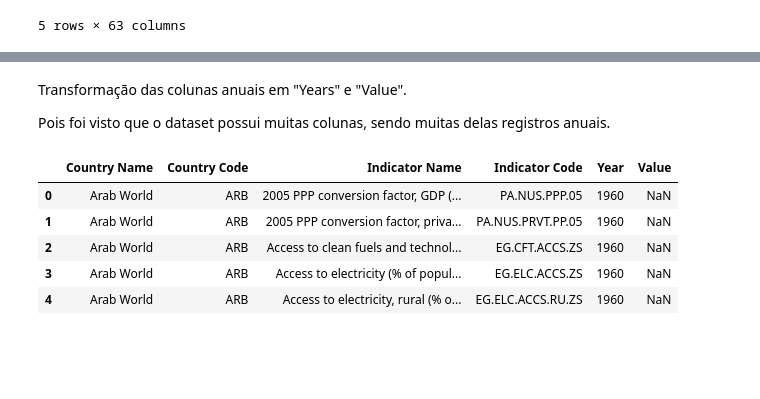
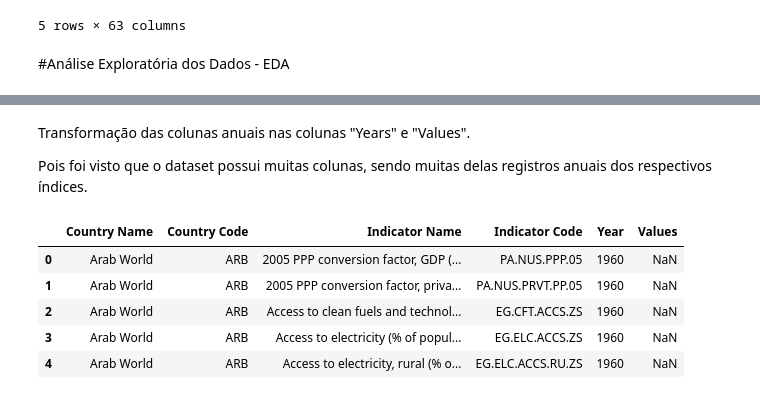
Before and after one commit to AlderiAraujo/IFPE_Projeto_TEBD, a Jupyter notebook: Projeto_TEBD.ipynb, the cells around one changed output, grey strips where cells are left out. Cells and saved outputs as stored; diff of their text form; code cells hidden in the pictures; blank space fills up the shorter version.

```diff
--- a/Projeto_TEBD.ipynb
+++ b/Projeto_TEBD.ipynb
@@ -23,6 +23,8 @@ df.head()
 | 3 | Arab World | ARB | Access to electricity (% of popul... | EG.ELC.ACCS.ZS | NaN | NaN | NaN | NaN | ... |
 | 4 | Arab World | ARB | Access to electricity, rural (% o... | EG.ELC.ACCS.RU.ZS | NaN | NaN | NaN | NaN | ... |
 5 rows × 63 columns
+# %% [markdown]
+#Análise Exploratória dos Dados - EDA
 # %%
 df.info()
 # %% [output]
@@ -44,14 +46,14 @@ Data columns (total 63 columns):
 dtypes: float64(59), object(4)
 memory usage: 202.9+ MB
 # %% [markdown]
-Transformação das colunas anuais em "Years" e "Value".
+Transformação das colunas anuais nas colunas "Years" e "Values".
 
-Pois foi visto que o dataset possui muitas colunas, sendo muitas delas registros anuais.
+Pois foi visto que o dataset possui muitas colunas, sendo muitas delas registros anuais dos respectivos índices.
 # %%
-df = pd.melt(df,id_vars=["Country Name","Country Code","Indicator Name","Indicator Code"],var_name="Year",value_name="Value")
+df = pd.melt(df,id_vars=["Country Name","Country Code","Indicator Name","Indicator Code"],var_name="Year",value_name="Values")
 df.head()
 # %% [output]
-|  | Country Name | Country Code | Indicator Name | Indicator Code | Year | Value |
+|  | Country Name | Country Code | Indicator Name | Indicator Code | Year | Values |
 | 0 | Arab World | ARB | 2005 PPP conversion factor, GDP (... | PA.NUS.PPP.05 | 1960 | NaN |
 | 1 | Arab World | ARB | 2005 PPP conversion factor, priva... | PA.NUS.PRVT.PP.05 | 1960 | NaN |
 | 2 | Arab World | ARB | Access to clean fuels and technol... | EG.CFT.ACCS.ZS | 1960 | NaN |
```
Also changed, not shown: parts of 18 cells of this notebook.
